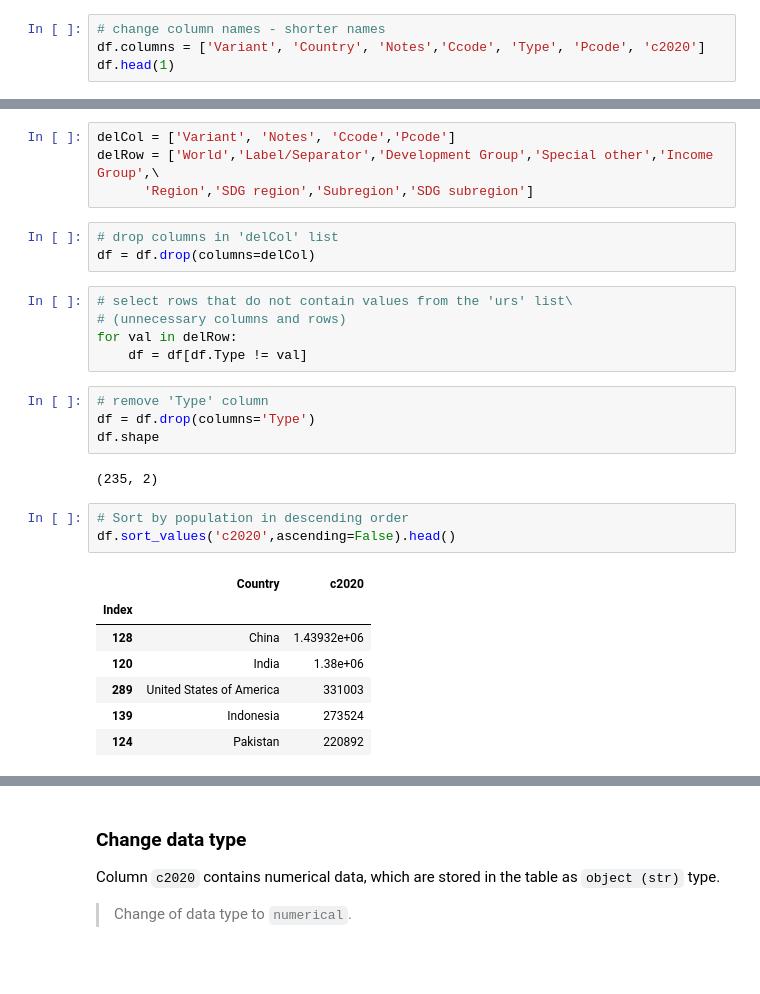
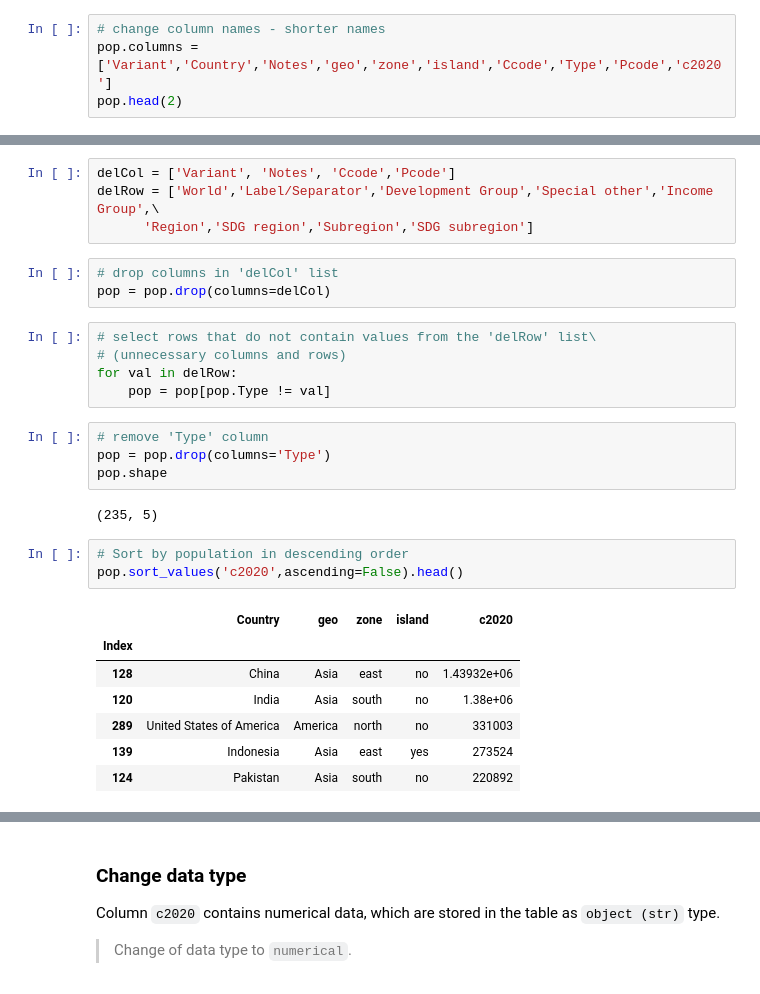
Before and after one commit to RemoteSys/engineer, a Jupyter notebook: notebooks/firstNot.ipynb, the cells around one changed output, grey strips where cells are left out. Drawn from its saved outputs; the diff is of its cells as text.

```diff
--- a/notebooks/firstNot.ipynb
+++ b/notebooks/firstNot.ipynb
@@ -127,6 +149,6 @@ Index(['Variant', 'Region, subregion, country or area *', 'Notes',
       dtype='object')
 # %%
 # change column names - shorter names
-df.columns = ['Variant', 'Country', 'Notes','Ccode', 'Type', 'Pcode', 'c2020']
-df.head(1)
+pop.columns = ['Variant','Country','Notes','geo','zone','island','Ccode','Type','Pcode','c2020']
+pop.head(2)
 # %% [output]
@@ -173,26 +196,26 @@ delRow = ['World','Label/Separator','Development Group','Special other','Income
       'Region','SDG region','Subregion','SDG subregion']
 # %%
 # drop columns in 'delCol' list
-df = df.drop(columns=delCol)
+pop = pop.drop(columns=delCol)
 # %%
-# select rows that do not contain values from the 'urs' list\
+# select rows that do not contain values from the 'delRow' list\
 # (unnecessary columns and rows)
 for val in delRow:
-    df = df[df.Type != val]
+    pop = pop[pop.Type != val]
 # %%
 # remove 'Type' column
-df = df.drop(columns='Type')
-df.shape
+pop = pop.drop(columns='Type')
+pop.shape
 # %% [output]
-(235, 2)
+(235, 5)
 # %%
 # Sort by population in descending order
-df.sort_values('c2020',ascending=False).head()
+pop.sort_values('c2020',ascending=False).head()
 # %% [output]
-|  | Country | c2020 |
-| Index |  |  |
-| 128 | China | 1.43932e+06 |
-| 120 | India | 1.38e+06 |
-| 289 | United States of America | 331003 |
-| 139 | Indonesia | 273524 |
-| 124 | Pakistan | 220892 |
+|  | Country | geo | zone | island | c2020 |
+| Index |  |  |  |  |  |
+| 128 | China | Asia | east | no | 1.43932e+06 |
+| 120 | India | Asia | south | no | 1.38e+06 |
+| 289 | United States of America | America | north | no | 331003 |
+| 139 | Indonesia | Asia | east | yes | 273524 |
+| 124 | Pakistan | Asia | south | no | 220892 |
```
Also changed, not shown: parts of 34 cells of this notebook.
